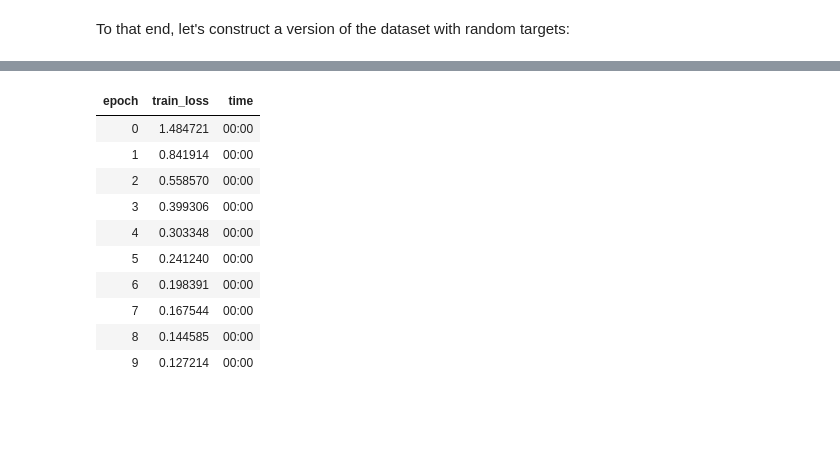
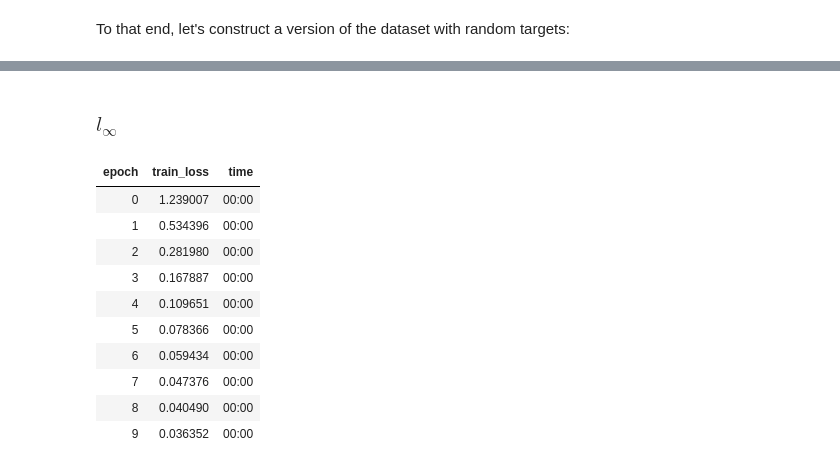
Before and after one commit to Irad-Zehavi/adv-ml, a Jupyter notebook: nbs/evasion.ipynb, the cells around one changed output, grey strips where cells are left out. Cells and saved outputs as stored; diff of their text form; code cells hidden in the pictures; blank space fills up the shorter version.

```diff
--- a/nbs/evasion.ipynb
+++ b/nbs/evasion.ipynb
@@ -199,16 +272,18 @@ random_targets_dsets.dl().show_batch()
+# %% [markdown]
+### $l_\infty$
 # %%
-attack = AdversarialExamplesAttack(classifier, targeted=True, epsilon=.3, n_epochs=10)
+attack = AdversarialExamplesAttack(classifier, targeted=True, epsilon=.3, n_epochs=10, epoch_size=30)
 perturbed_dsets = attack.perturb(random_targets_dsets)
 # %% [output]
 | epoch | train_loss | time |
-| 0 | 1.484721 | 00:00 |
-| 1 | 0.841914 | 00:00 |
-| 2 | 0.558570 | 00:00 |
-| 3 | 0.399306 | 00:00 |
-| 4 | 0.303348 | 00:00 |
-| 5 | 0.241240 | 00:00 |
-| 6 | 0.198391 | 00:00 |
-| 7 | 0.167544 | 00:00 |
-| 8 | 0.144585 | 00:00 |
-| 9 | 0.127214 | 00:00 |
+| 0 | 1.239007 | 00:00 |
+| 1 | 0.534396 | 00:00 |
+| 2 | 0.281980 | 00:00 |
+| 3 | 0.167887 | 00:00 |
+| 4 | 0.109651 | 00:00 |
+| 5 | 0.078366 | 00:00 |
+| 6 | 0.059434 | 00:00 |
+| 7 | 0.047376 | 00:00 |
+| 8 | 0.040490 | 00:00 |
+| 9 | 0.036352 | 00:00 |
 # %%
```
Also changed, not shown: parts of 25 cells of this notebook, 2 other files.
